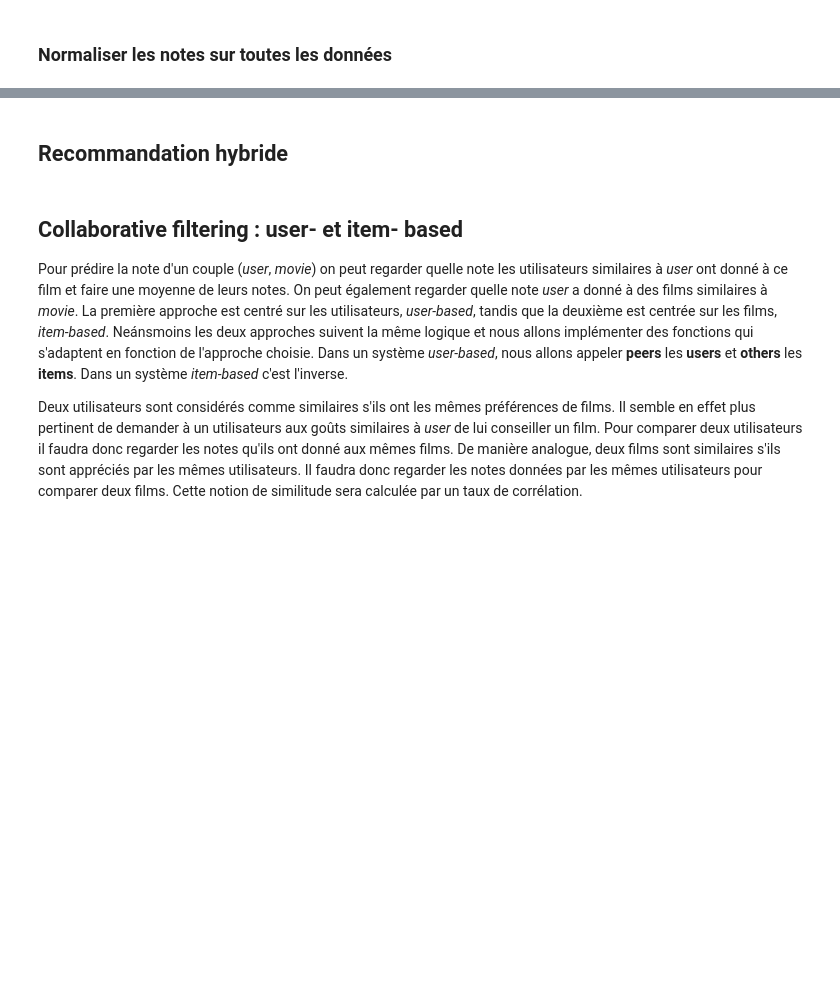
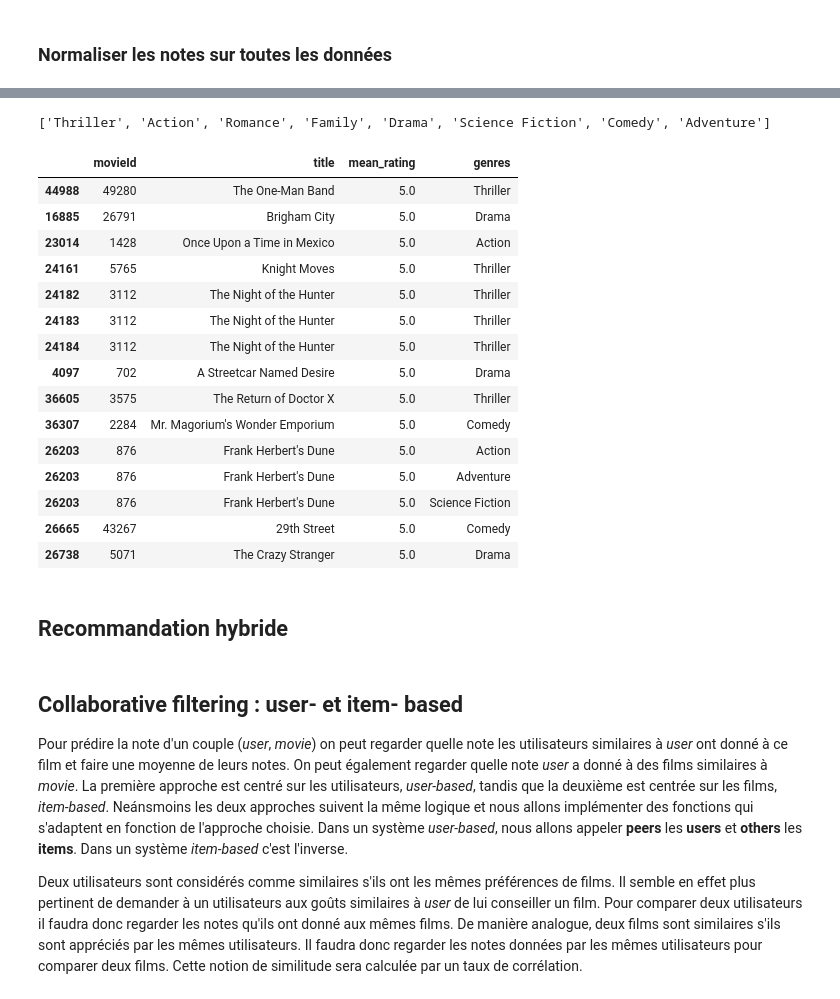
Before and after one commit to AnitaDurr/MovieRecommandation, a Jupyter notebook: MovieNotebook.ipynb, the cells around one changed output, grey strips where cells are left out. Cells and saved outputs as stored; diff of their text form; code cells hidden in the pictures; blank space fills up the shorter version.

```diff
--- a/MovieNotebook.ipynb
+++ b/MovieNotebook.ipynb
@@ -139,6 +173,6 @@ movies_small.head()
 # %%
 # 1 genre par ligne
-serie = movies_small.apply(lambda x: pd.Series(x['genres']),axis=1).stack().reset_index(level=1, drop=True)
+serie = dfm.apply(lambda x: pd.Series(x['genres']),axis=1).stack().reset_index(level=1, drop=True)
 serie.name = 'genres'
-df_simpl = movies_small.drop('genres', axis=1).join(serie)
-df_simpl.head()
+dfm_simpl = dfm.drop('genres', axis=1).join(serie)
+dfm_simpl.head()
@@ -145,7 +186,7 @@ df_simpl.head()
 # %%
-def top(df_simpl, genres):
+def top(genres):
     # selection des films par genre
-    df_genres = df_simpl.loc[df_simpl['genres'].isin(genres)]
+    df_genres = dfm_simpl.loc[dfm_simpl['genres'].isin(genres)]
     df_genres = df_genres.sort_values(by='mean_rating', ascending=False)
     return df_genres
 # %%
@@ -153,3 +201,49 @@ top(df_simpl, ['Drama', 'Comedy']).head()
+# %%
+def union_list(lst1, lst2):
+    return list(set(lst1) | set(lst2))
+
+def pref_genres(uid):
+    '''
+    Retourne les genres des 5 films préférés de l'user uid
+    '''
+    rats = dfr.loc[dfr['userId'] == uid, :].sort_values(by='rating')
+    pref = rats.head().movieId.tolist() if rats.shape[0] > 5 else rats.movieId.tolist()
+    genres = []
+    for g in dfm.loc[dfm['movieId'].isin(pref)].genres :
+        genres = union_list(genres, g)
+    return genres
+# %%
+def top_reco(uid, k):
+    '''
+    Retourne les k films les plus populaires appartenant aux genres préféres de l'user uid
+    '''
+    chart = top(pref_genres(uid))
+    chart = chart.loc[~chart['movieId'].isin(dfr.loc[dfr['userId'] == uid, :].movieId.unique()) ]
+    return chart.head(k) if chart.shape[0] > k else chart
+# %%
+user = 4
+k = 15
+
+print(pref_genres(user))
+top_reco(user, k)
+# %% [output]
+['Thriller', 'Action', 'Romance', 'Family', 'Drama', 'Science Fiction', 'Comedy', 'Adventure']
+|  | movieId | title | mean_rating | genres |
+| 44988 | 49280 | The One-Man Band | 5.0 | Thriller |
+| 16885 | 26791 | Brigham City | 5.0 | Drama |
+| 23014 | 1428 | Once Upon a Time in Mexico | 5.0 | Action |
+| 24161 | 5765 | Knight Moves | 5.0 | Thriller |
+| 24182 | 3112 | The Night of the Hunter | 5.0 | Thriller |
+| 24183 | 3112 | The Night of the Hunter | 5.0 | Thriller |
+| 24184 | 3112 | The Night of the Hunter | 5.0 | Thriller |
+| 4097 | 702 | A Streetcar Named Desire | 5.0 | Drama |
+| 36605 | 3575 | The Return of Doctor X | 5.0 | Thriller |
+| 36307 | 2284 | Mr. Magorium's Wonder Emporium | 5.0 | Comedy |
+| 26203 | 876 | Frank Herbert's Dune | 5.0 | Action |
+| 26203 | 876 | Frank Herbert's Dune | 5.0 | Adventure |
+| 26203 | 876 | Frank Herbert's Dune | 5.0 | Science Fiction |
+| 26665 | 43267 | 29th Street | 5.0 | Comedy |
+| 26738 | 5071 | The Crazy Stranger | 5.0 | Drama |
 # %% [markdown]
 ## Recommandation hybride
 # %% [markdown]
```
Also changed, not shown: parts of 27 cells of this notebook.
